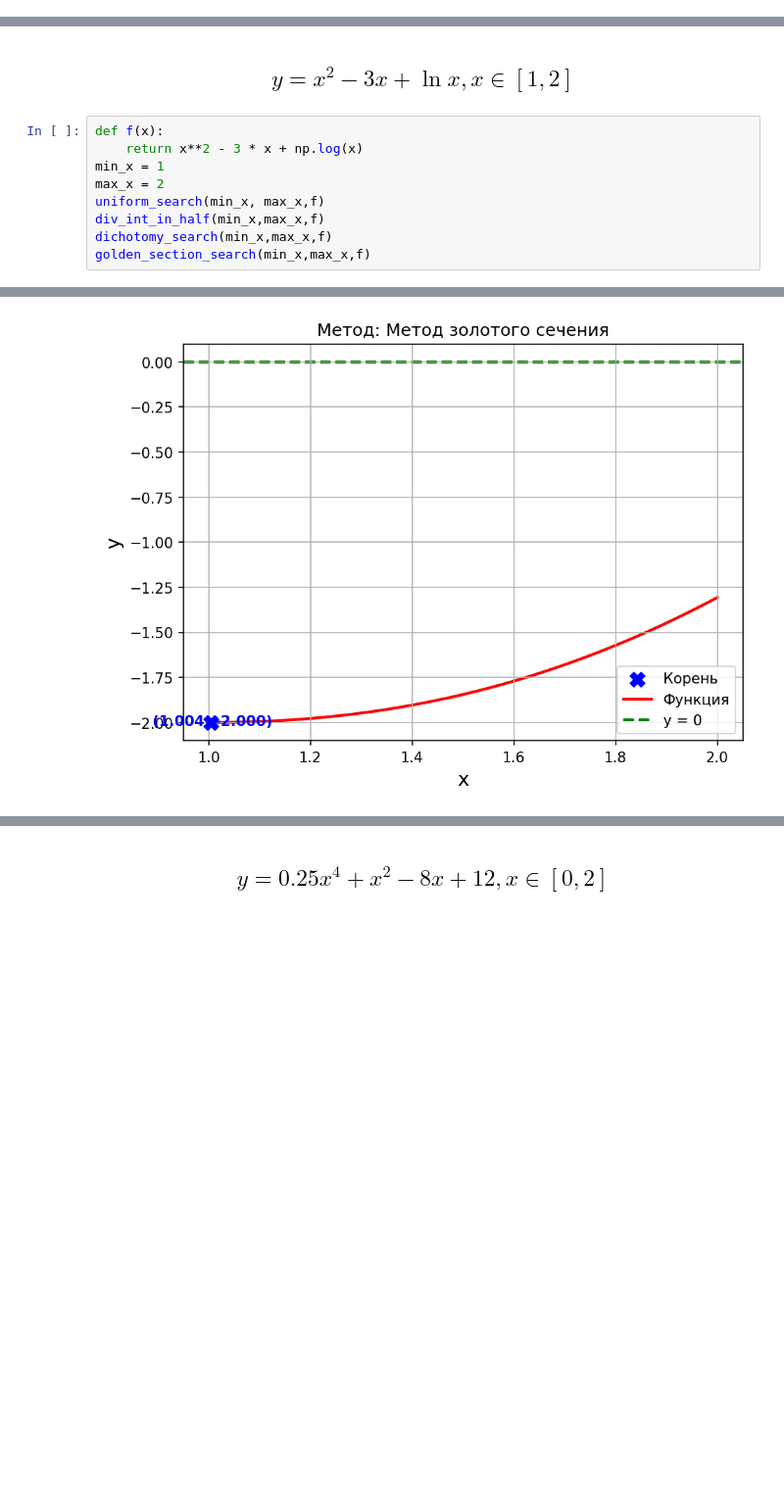
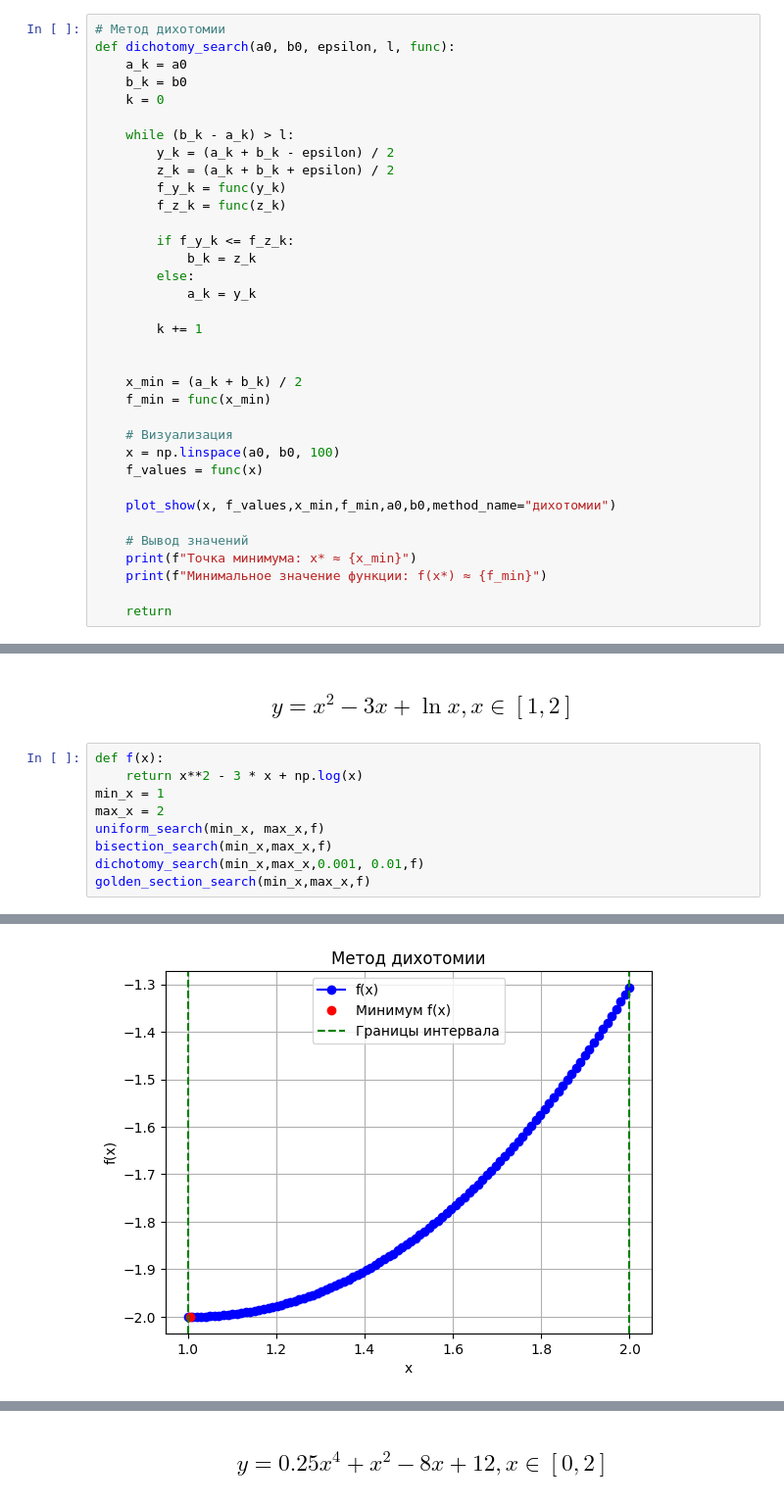
Before and after one commit to Allynik/Task_1_optimization-methods, a Jupyter notebook: task_1.ipynb, the cells around one changed output, grey strips where cells are left out. Shown at 98% size. Saved outputs shown, nothing was run; the diff lists cells and outputs as text; blank space fills up the shorter version.

Commit message:
Update task_1.ipynb
Updating the dichotomy method

```diff
--- a/task_1.ipynb
+++ b/task_1.ipynb
@@ -119,3 +124,38 @@ def dichotomy_search(min_x, max_x, function, epsilon=0.01):
+# %%
+# Метод дихотомии
+def dichotomy_search(a0, b0, epsilon, l, func):
+    a_k = a0
+    b_k = b0
+    k = 0
+
+    while (b_k - a_k) > l:
+        y_k = (a_k + b_k - epsilon) / 2
+        z_k = (a_k + b_k + epsilon) / 2
+        f_y_k = func(y_k)
+        f_z_k = func(z_k)
+
+        if f_y_k <= f_z_k:
+            b_k = z_k
+        else:
+            a_k = y_k
+
+        k += 1
+
+
+    x_min = (a_k + b_k) / 2
+    f_min = func(x_min)
+
+    # Визуализация
+    x = np.linspace(a0, b0, 100)
+    f_values = func(x)
+
+    plot_show(x, f_values,x_min,f_min,a0,b0,method_name="дихотомии")
+
+    # Вывод значений
+    print(f"Точка минимума: x* ≈ {x_min}")
+    print(f"Минимальное значение функции: f(x*) ≈ {f_min}")
+
+    return
 # %% [markdown]
 ## Метод золотого сечения
 # %%
@@ -161,7 +201,7 @@ def f(x):
 min_x = 1
 max_x = 2
 uniform_search(min_x, max_x,f)
-div_int_in_half(min_x,max_x,f)
-dichotomy_search(min_x,max_x,f)
+bisection_search(min_x,max_x,f)
+dichotomy_search(min_x,max_x,0.001, 0.01,f)
 golden_section_search(min_x,max_x,f)
 # %% [output]
@@ -174 +216 @@ golden_section_search(min_x,max_x,f)
-[figure, old version]
+[figure, new version]
```
Also changed, not shown: parts of 9 cells of this notebook.
